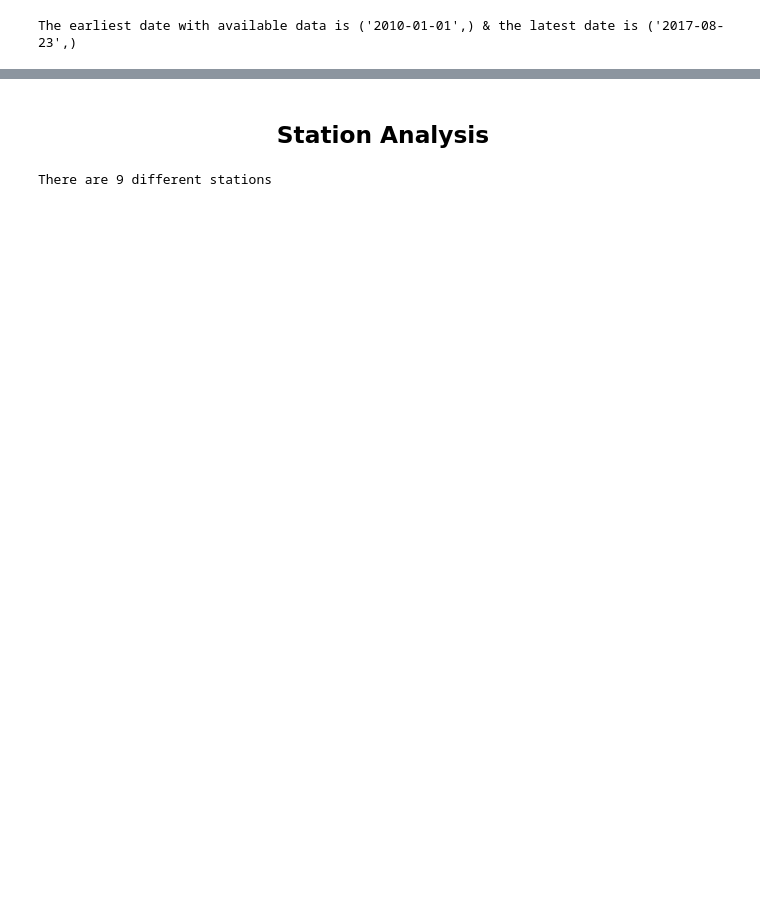
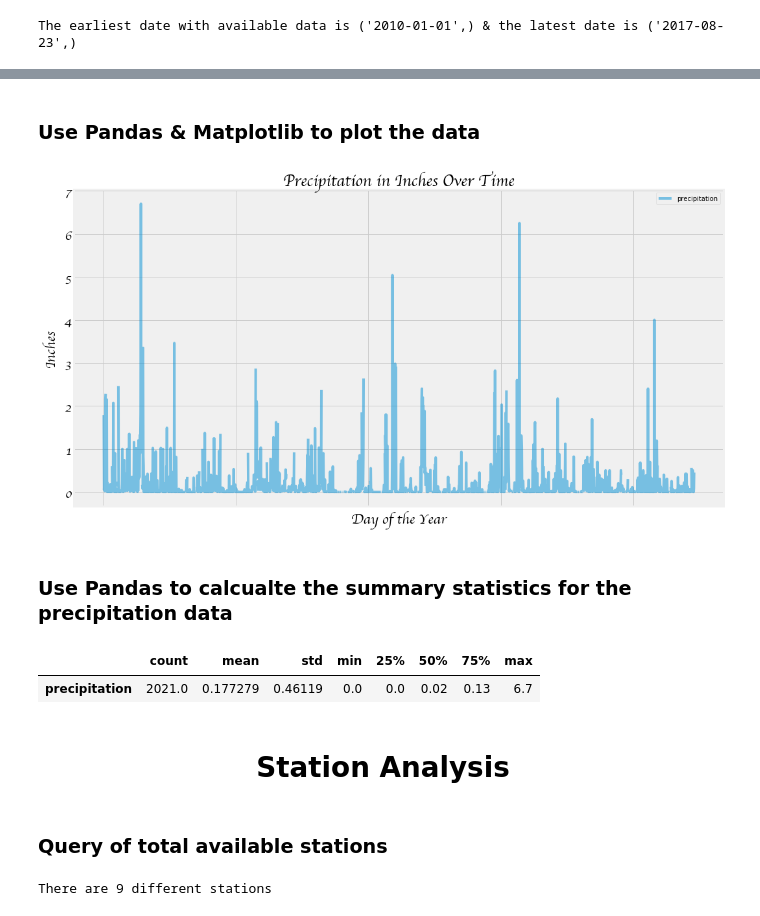
Before and after one commit to Ohmarr/SQL_Alchemy_Climate_Analysis, a Jupyter notebook: Climate_Analysis.ipynb, the cells around one changed output, grey strips where cells are left out. Cells and saved outputs as stored; diff of their text form; code cells hidden in the pictures; blank space fills up the shorter version.

```diff
--- a/Climate_Analysis.ipynb
+++ b/Climate_Analysis.ipynb
@@ -106,0 +106,2 @@ final_year_df.describe()
+# %%
+final_year_df.drop('date', axis=1, inplace=True)
@@ -107,3 +119,26 @@ final_year_df.describe()
+# %% [markdown]
+### Use Pandas & Matplotlib to plot the data
+# %%
+final_year_df.plot(x_compat=True, alpha=0.5)
+plt.title("Precipitation in Inches Over Time", fontsize=25, family=['cursive'], weight='bold')
+plt.yticks(size=20, family=['cursive'])
+plt.ylabel('Inches', size=22, family=['cursive'])
+plt.xlabel('Day of the Year', size=22, family=['cursive'])
+plt.legend()
+plt.xticks(family=['cursive'], size=20)
+plt.savefig('Images/precipitation_over_time.png') #save figure
+plt.show()
+# %% [output]
+[figure, added]
+# %% [markdown]
+### Use Pandas to calcualte the summary statistics for the precipitation data
+# %%
+final_year_df.describe().T
+# %% [output]
+|  | count | mean | std | min | 25% | 50% | 75% | max |
+| precipitation | 2021.0 | 0.177279 | 0.46119 | 0.0 | 0.0 | 0.02 | 0.13 | 6.7 |
 # %% [markdown]
-## <center> Station Analysis </center>
+<h1 align=center> Station Analysis </h1>
+# %% [markdown]
+### Query of total available stations
 # %%
```
Also changed, not shown: parts of 55 cells of this notebook, 13 other files.
